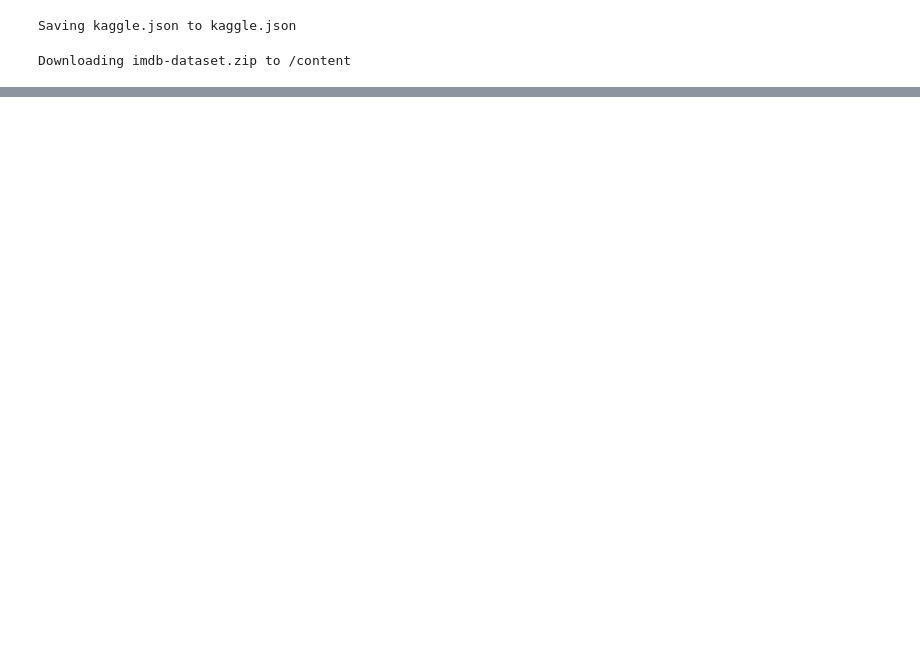
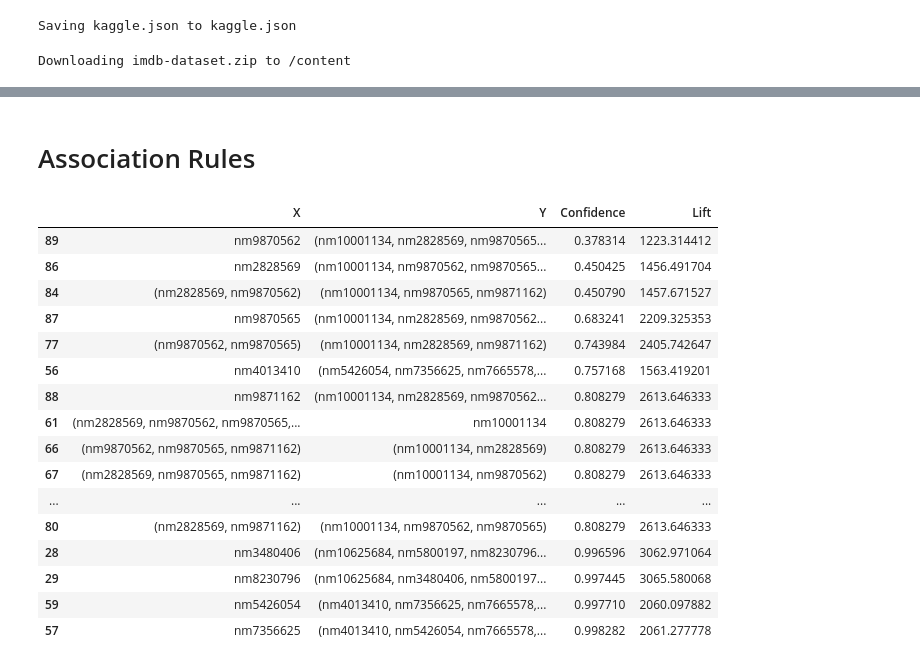
Before and after one commit to sergiopicascia/market-basket-analysis, a Jupyter notebook: Market_basket_analysis.ipynb, the cells around one changed output, grey strips where cells are left out. Cells and saved outputs as stored; diff of their text form; code cells hidden in the pictures; blank space fills up the shorter version.

```diff
--- a/Market_basket_analysis.ipynb
+++ b/Market_basket_analysis.ipynb
@@ -33,0 +317,4 @@ replace imdb/name.basics.tsv/name.basics.tsv? [y]es, [n]o, [A]ll, [N]one, [r]ena
+# %%
+# Generate list of frequent singletons
+L1 = frequent_1.rdd.map(lambda x: x[0]).collect()
+print(len(L1))
@@ -33,0 +423,59 @@ replace imdb/name.basics.tsv/name.basics.tsv? [y]es, [n]o, [A]ll, [N]one, [r]ena
+# %% [markdown]
+# Association Rules
+# %%
+# Transform list of tuples into dictionary
+for i in range(len(L)):
+  L[i] = dict(L[i])
+# %%
+cols = ['X', 'Y', 'Confidence', 'Lift']
+a_rules = pd.DataFrame(columns=cols)
+
+# For each (quintuple, count)
+for quintuple, n_XY in L[4].items():
+  suppXY = n_XY/n_movies # Support
+
+  k = 4
+  for i in reversed(range(1, k+1)):
+
+    for X in set(itertools.combinations(sorted(quintuple), i)):
+
+      if len(X) == 1:
+        X = X[0]
+
+      n_X = L[i-1][X]
+      suppX = n_X/n_movies
+
+      Y = [item for item in quintuple if item not in X]
+
+      if len(Y) == 1:
+        Y = Y[0]
+        suppY = L[0][Y]/n_movies
+      else:
+        Y = tuple(Y)
+        suppY = L[len(Y)-1][Y]/n_movies
+
+      confidence = n_XY/n_X
+      lift = suppXY/(suppX*suppY)
+
+      a_rules = a_rules.append(pd.Series([X, Y, confidence, lift],
+                                         index = cols), ignore_index=True)
+# %%
+a_rules.sort_values('Confidence').head(20)
+# %% [output]
+|  | X | Y | Confidence | Lift |
+| 89 | nm9870562 | (nm10001134, nm2828569, nm9870565... | 0.378314 | 1223.314412 |
+| 86 | nm2828569 | (nm10001134, nm9870562, nm9870565... | 0.450425 | 1456.491704 |
+| 84 | (nm2828569, nm9870562) | (nm10001134, nm9870565, nm9871162) | 0.450790 | 1457.671527 |
+| 87 | nm9870565 | (nm10001134, nm2828569, nm9870562... | 0.683241 | 2209.325353 |
+| 77 | (nm9870562, nm9870565) | (nm10001134, nm2828569, nm9871162) | 0.743984 | 2405.742647 |
+| 56 | nm4013410 | (nm5426054, nm7356625, nm7665578,... | 0.757168 | 1563.419201 |
+| 88 | nm9871162 | (nm10001134, nm2828569, nm9870562... | 0.808279 | 2613.646333 |
+| 61 | (nm2828569, nm9870562, nm9870565,... | nm10001134 | 0.808279 | 2613.646333 |
+| 66 | (nm9870562, nm9870565, nm9871162) | (nm10001134, nm2828569) | 0.808279 | 2613.646333 |
+| 67 | (nm2828569, nm9870565, nm9871162) | (nm10001134, nm9870562) | 0.808279 | 2613.646333 |
+| ... | ... | ... | ... | ... |
+| 80 | (nm2828569, nm9871162) | (nm10001134, nm9870562, nm9870565) | 0.808279 | 2613.646333 |
+| 28 | nm3480406 | (nm10625684, nm5800197, nm8230796... | 0.996596 | 3062.971064 |
+| 29 | nm8230796 | (nm10625684, nm3480406, nm5800197... | 0.997445 | 3065.580068 |
+| 59 | nm5426054 | (nm4013410, nm7356625, nm7665578,... | 0.997710 | 2060.097882 |
+| 57 | nm7356625 | (nm4013410, nm5426054, nm7665578,... | 0.998282 | 2061.277778 |
```
Also changed, not shown: parts of 33 cells of this notebook.
